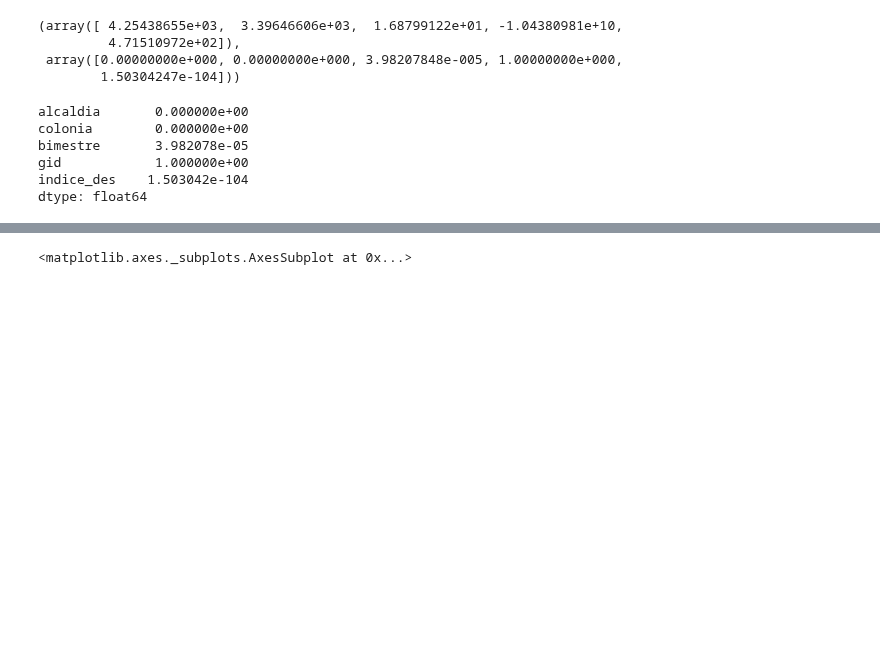
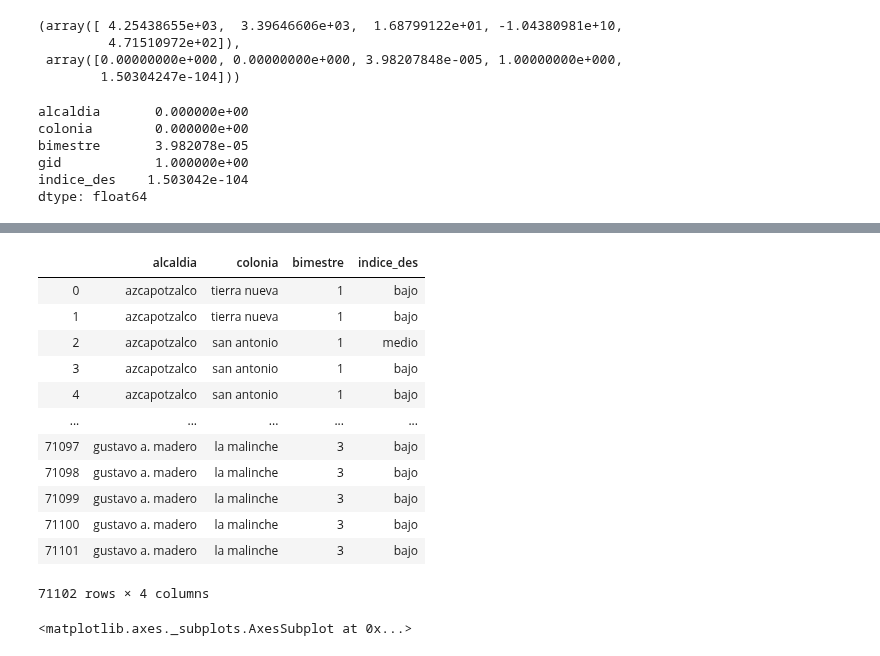
Before and after one commit to DorelyMS/git-ids, a Jupyter notebook: 20191102 Reporte_EDA_GDA.ipynb, the cells around one changed output, grey strips where cells are left out. Cells and saved outputs as stored; diff of their text form; code cells hidden in the pictures; blank space fills up the shorter version.

```diff
--- a/20191102 Reporte_EDA_GDA.ipynb
+++ b/20191102 Reporte_EDA_GDA.ipynb
@@ -372,0 +392,2 @@ dtype: float64
+# %%
+p_valuesalfa.rename(columns = {0:'p-values'}, inplace = True)
@@ -372,0 +403,2 @@ dtype: float64
+# %%
+p_valuesalfa['significancia'] = np.where(p_valuesalfa['p-values']<.05, 'significativa', 'no significativa')
@@ -373,3 +431,23 @@ dtype: float64
+# %%
+lista_significativas=p_valuesalfa.loc[p_valuesalfa.significancia == 'significativa'].index
+# %%
+variables_categoricas_significativas = datos.loc[:, lista_significativas]
+# %%
+variables_categoricas_significativas
+# %% [output]
+|  | alcaldia | colonia | bimestre | indice_des |
+| 0 | azcapotzalco | tierra nueva | 1 | bajo |
+| 1 | azcapotzalco | tierra nueva | 1 | bajo |
+| 2 | azcapotzalco | san antonio | 1 | medio |
+| 3 | azcapotzalco | san antonio | 1 | bajo |
+| 4 | azcapotzalco | san antonio | 1 | bajo |
+| ... | ... | ... | ... | ... |
+| 71097 | gustavo a. madero | la malinche | 3 | bajo |
+| 71098 | gustavo a. madero | la malinche | 3 | bajo |
+| 71099 | gustavo a. madero | la malinche | 3 | bajo |
+| 71100 | gustavo a. madero | la malinche | 3 | bajo |
+| 71101 | gustavo a. madero | la malinche | 3 | bajo |
+71102 rows × 4 columns
 # %%
 def selecciona_variables_(archivo):
         lista_variables_numericas=archivo.select_dtypes(include = 'number').columns.values
```
Also changed, not shown: parts of 10 cells of this notebook.
